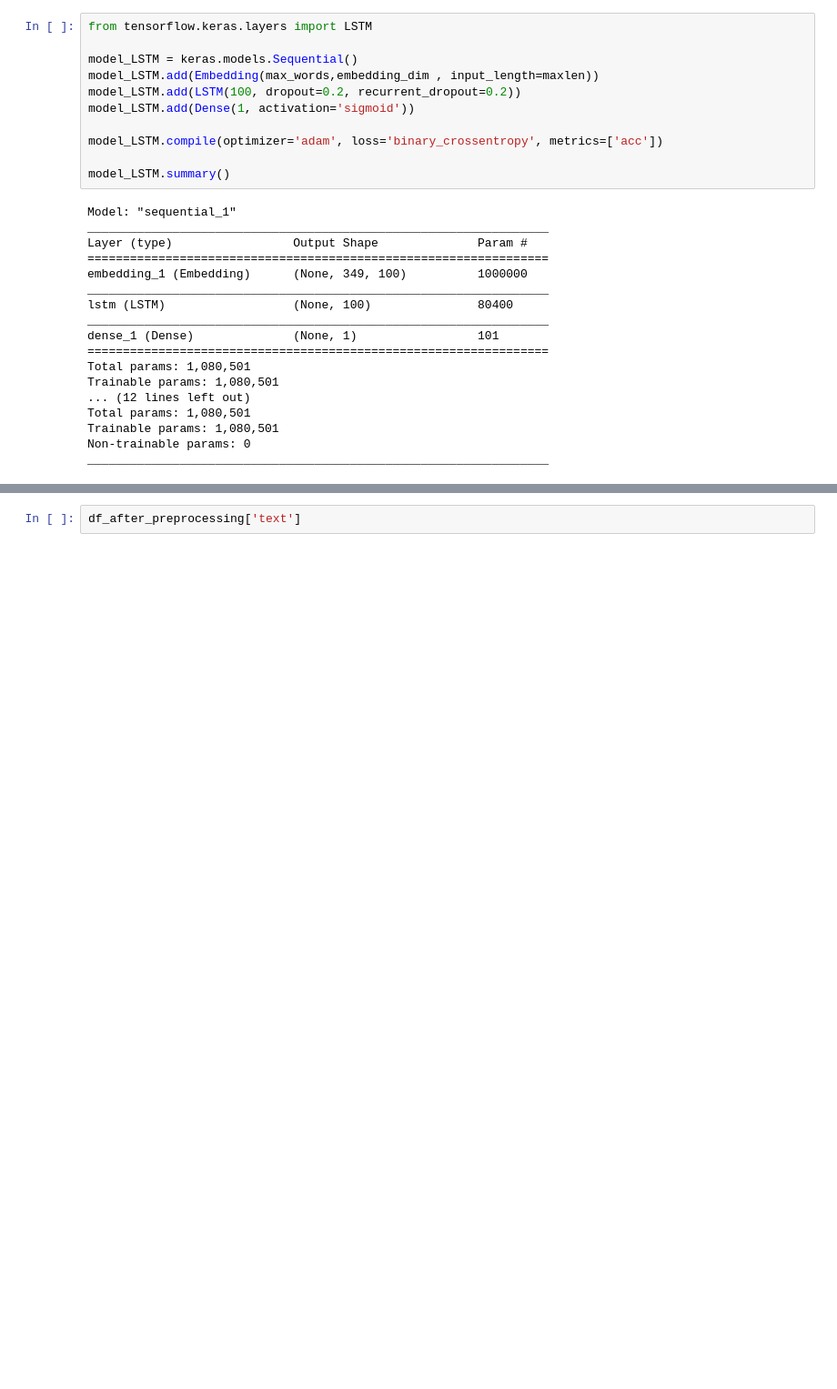
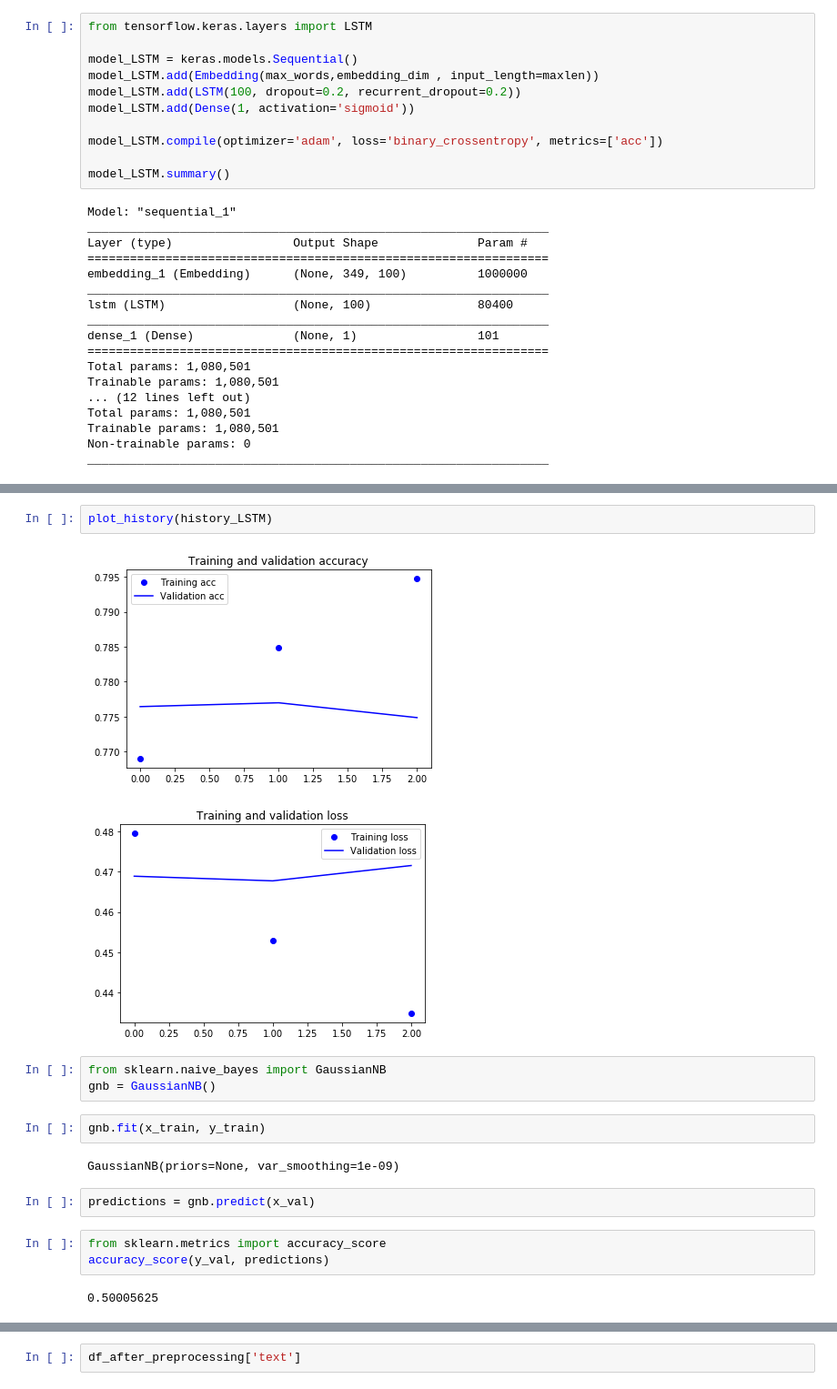
Before and after one commit to krumeto/own_work, a Jupyter notebook: Twitter_sentiment_analysis,_based_on_the_1_6_mil_tweets_dataset.ipynb, the cells around one changed output, grey strips where cells are left out. Shown at 91% size. Saved outputs shown, nothing was run; the diff lists cells and outputs as text; blank space fills up the shorter version.

```diff
--- a/Twitter_sentiment_analysis,_based_on_the_1_6_mil_tweets_dataset.ipynb
+++ b/Twitter_sentiment_analysis,_based_on_the_1_6_mil_tweets_dataset.ipynb
@@ -415,3 +420,22 @@ Epoch 1/3
+# %%
+plot_history(history_LSTM)
+# %% [output]
+[figure, added]
+[figure, added]
+# %%
+from sklearn.naive_bayes import GaussianNB
+gnb = GaussianNB()
+# %%
+gnb.fit(x_train, y_train)
+# %% [output]
+GaussianNB(priors=None, var_smoothing=1e-09)
+# %%
+predictions = gnb.predict(x_val)
+# %%
+from sklearn.metrics import accuracy_score
+accuracy_score(y_val, predictions)
+# %% [output]
+0.50005625
 # %% [markdown]
 ## Next steps:
 
```
Also changed, not shown: parts of 5 cells of this notebook.
